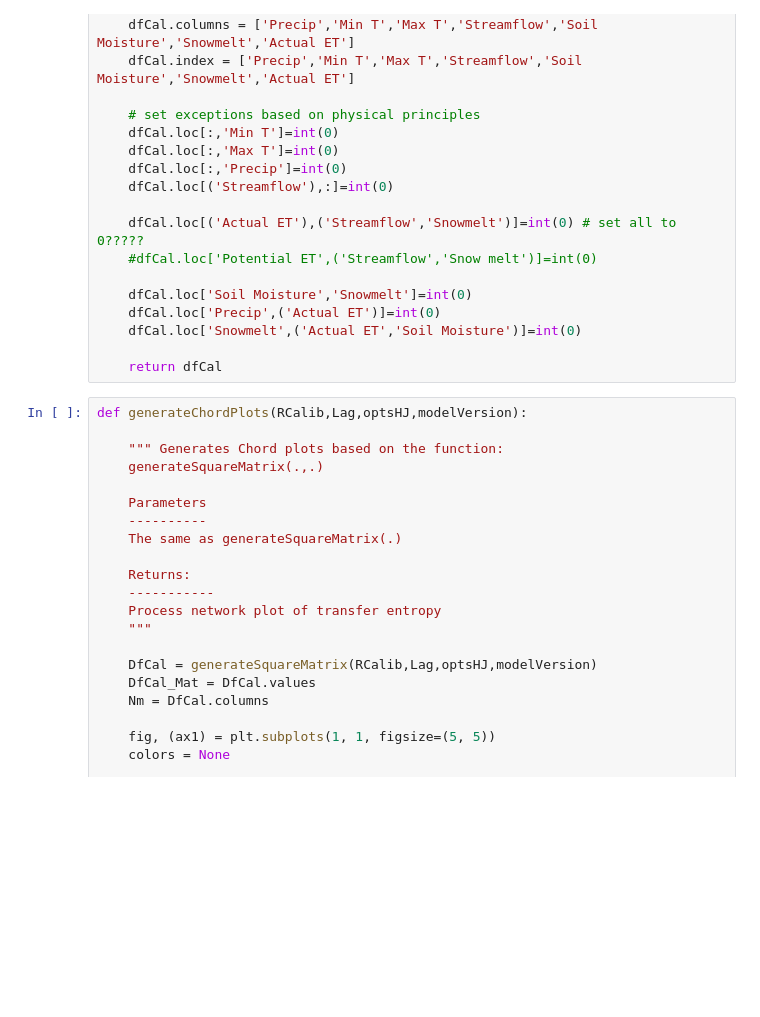
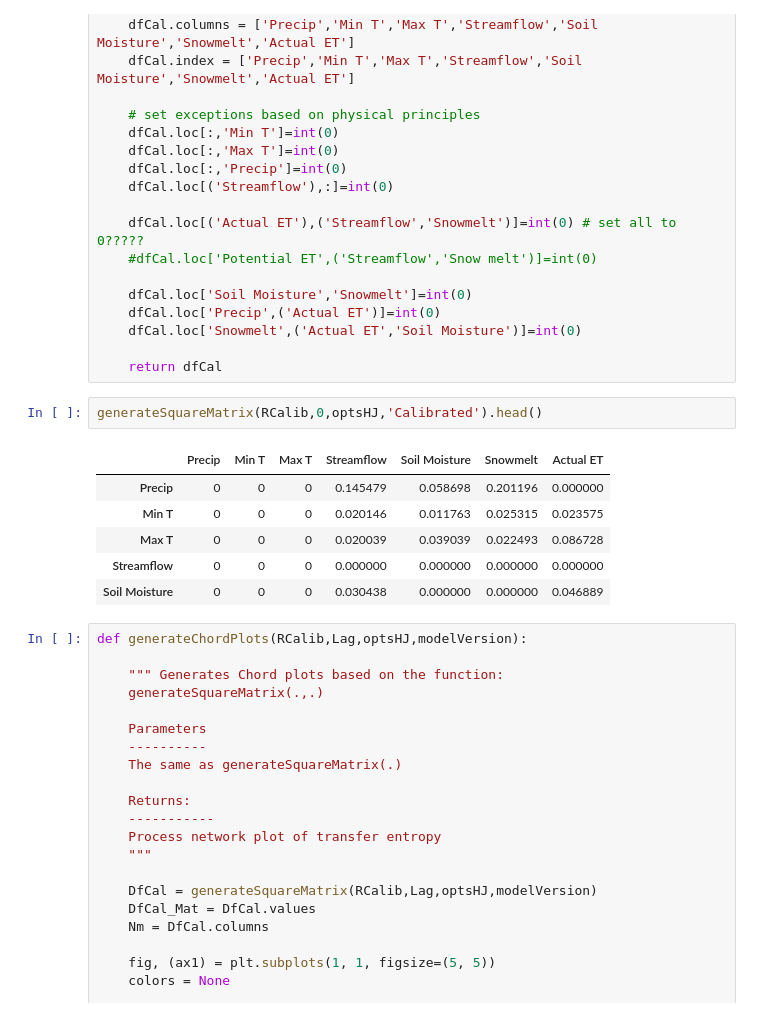
Before and after one commit to EMscience/HydroBench, a Jupyter notebook: Widgets_NHM_PRMS_Benchmarking.ipynb, the cells around one changed output. Cells and saved outputs as stored; diff of their text form; blank space fills up the shorter version.

```diff
--- a/Widgets_NHM_PRMS_Benchmarking.ipynb
+++ b/Widgets_NHM_PRMS_Benchmarking.ipynb
@@ -675,6 +675,15 @@ def generateSquareMatrix(R,optLag,optsHJ,modelVersion):
     dfCal.loc['Snowmelt',('Actual ET','Soil Moisture')]=int(0)
 
     return dfCal
+# %%
+generateSquareMatrix(RCalib,0,optsHJ,'Calibrated').head()
+# %% [output]
+|  | Precip | Min T | Max T | Streamflow | Soil Moisture | Snowmelt | Actual ET |
+| Precip | 0 | 0 | 0 | 0.145479 | 0.058698 | 0.201196 | 0.000000 |
+| Min T | 0 | 0 | 0 | 0.020146 | 0.011763 | 0.025315 | 0.023575 |
+| Max T | 0 | 0 | 0 | 0.020039 | 0.039039 | 0.022493 | 0.086728 |
+| Streamflow | 0 | 0 | 0 | 0.000000 | 0.000000 | 0.000000 | 0.000000 |
+| Soil Moisture | 0 | 0 | 0 | 0.030438 | 0.000000 | 0.000000 | 0.046889 |
 # %%
 def generateChordPlots(RCalib,Lag,optsHJ,modelVersion):
 
```
Also changed, not shown: 1 other file.
